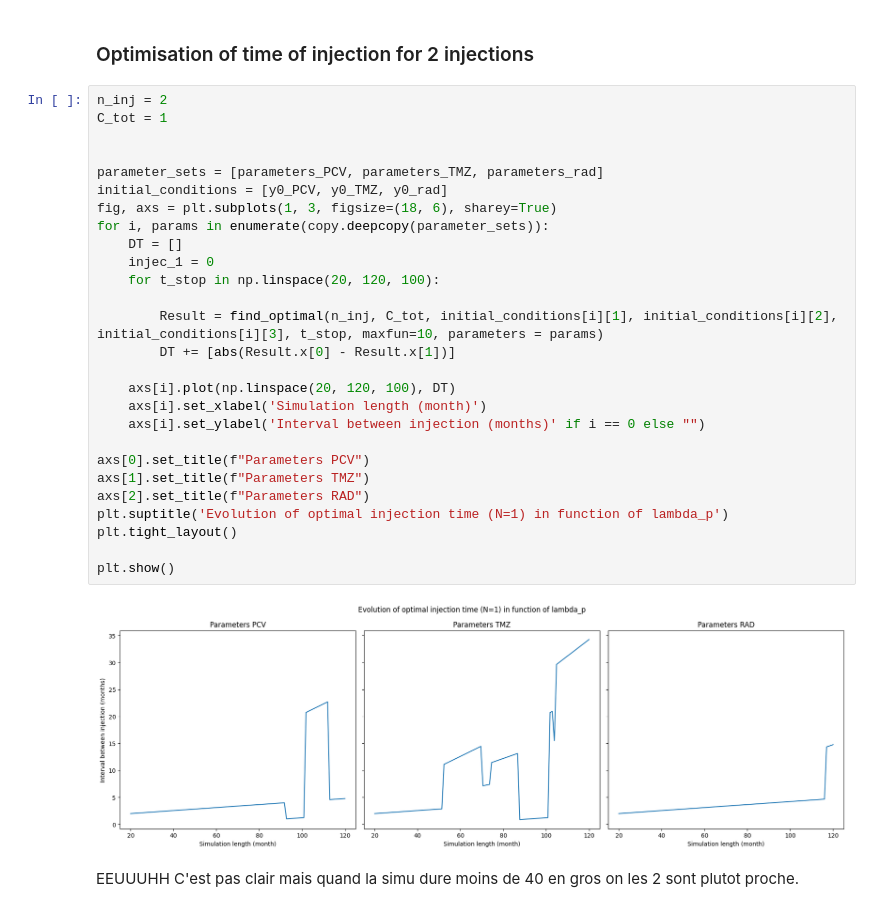
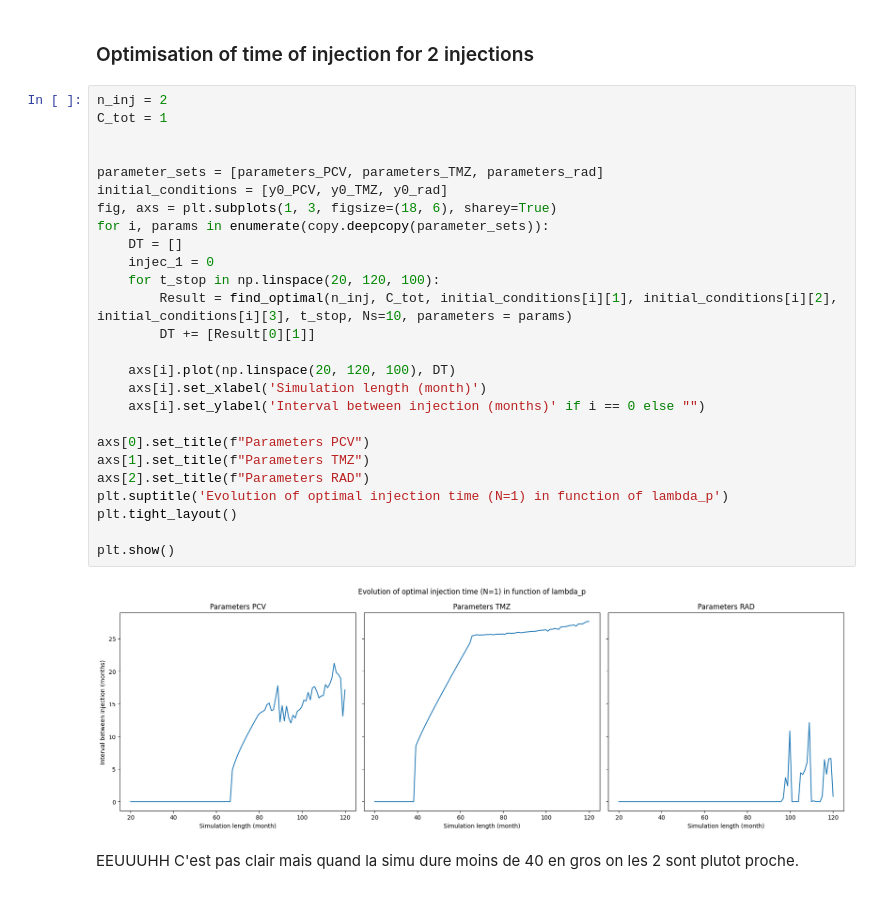
Before and after one commit to ambrejaeger/TP-M2, a Jupyter notebook: TP_parameters_exploration.ipynb, the cells around one changed output. Drawn from its saved outputs; the diff is of its cells as text.

Commit message:
Fix 2 injection plots

```diff
--- a/TP_parameters_exploration.ipynb
+++ b/TP_parameters_exploration.ipynb
@@ -611,32 +611,31 @@ plt.show()
 # %%
 n_inj = 2
 C_tot = 1
 
 
 parameter_sets = [parameters_PCV, parameters_TMZ, parameters_rad]
 initial_conditions = [y0_PCV, y0_TMZ, y0_rad]
 fig, axs = plt.subplots(1, 3, figsize=(18, 6), sharey=True)
 for i, params in enumerate(copy.deepcopy(parameter_sets)):
     DT = []
     injec_1 = 0
     for t_stop in np.linspace(20, 120, 100):
-
-        Result = find_optimal(n_inj, C_tot, initial_conditions[i][1], initial_conditions[i][2], initial_conditions[i][3], t_stop, maxfun=10, parameters = params)
-        DT += [abs(Result.x[0] - Result.x[1])]
+        Result = find_optimal(n_inj, C_tot, initial_conditions[i][1], initial_conditions[i][2], initial_conditions[i][3], t_stop, Ns=10, parameters = params)
+        DT += [Result[0][1]]
 
     axs[i].plot(np.linspace(20, 120, 100), DT)
     axs[i].set_xlabel('Simulation length (month)')
     axs[i].set_ylabel('Interval between injection (months)' if i == 0 else "")
 
 axs[0].set_title(f"Parameters PCV")
 axs[1].set_title(f"Parameters TMZ")
 axs[2].set_title(f"Parameters RAD")
 plt.suptitle('Evolution of optimal injection time (N=1) in function of lambda_p')
 plt.tight_layout()
 
 plt.show()
 # %% [output]
-[figure, old version]
+[figure, new version]
 # %% [markdown]
 EEUUUHH C'est pas clair mais quand la simu dure moins de 40 en gros on les 2 sont plutot proche.
 # %%
```
Also changed, not shown: parts of 9 cells of this notebook.
